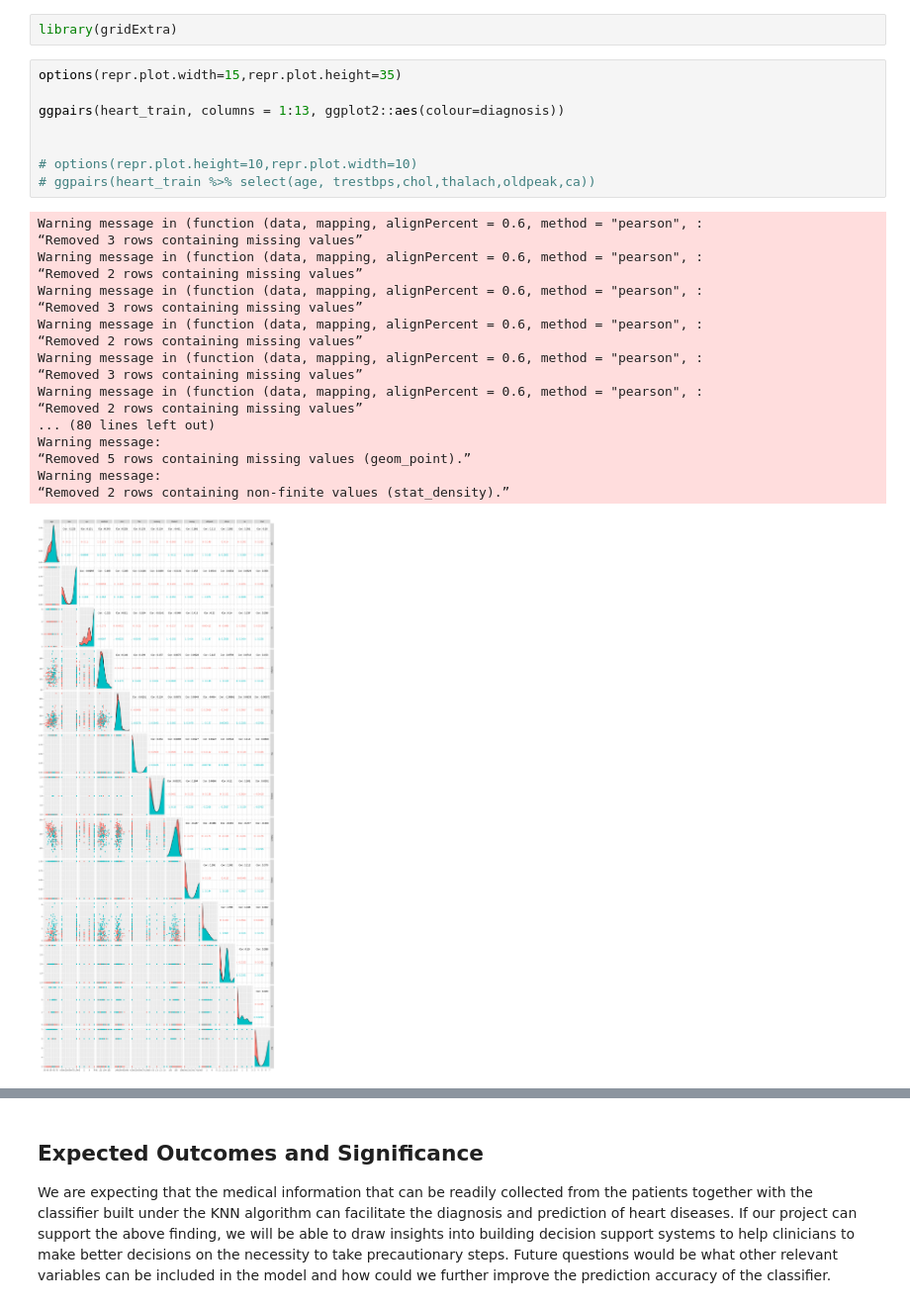
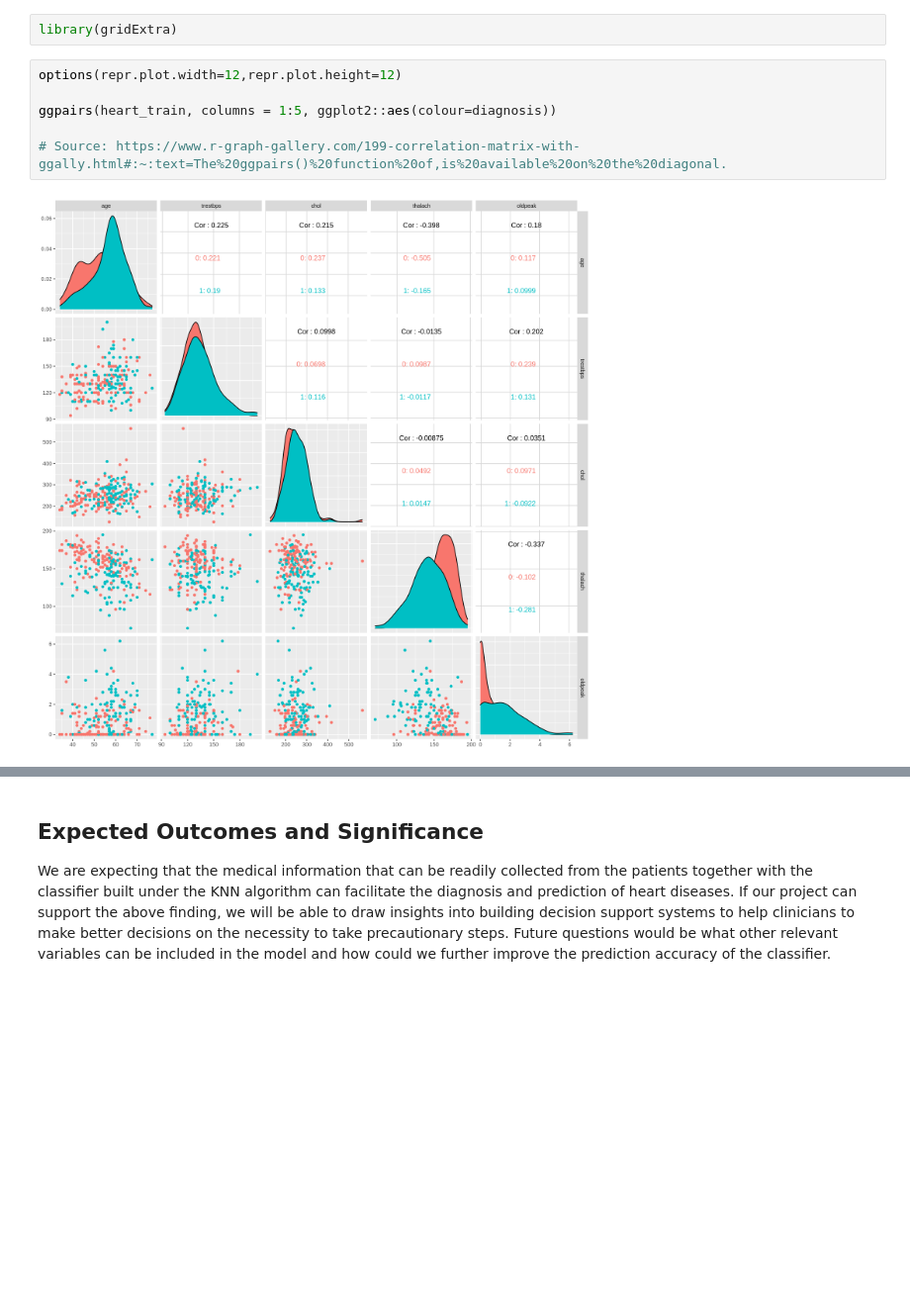
Before and after one commit to Wendiyyy/DSCI100-Project, a Jupyter notebook: Heart_disease.ipynb, the cells around one changed output, grey strips where cells are left out. Shown at 99% size. Saved outputs shown, nothing was run; the diff lists cells and outputs as text; blank space fills up the shorter version.

Commit message:
Added explanation for predictors selection

```diff
--- a/Heart_disease.ipynb
+++ b/Heart_disease.ipynb
@@ -216,33 +195,14 @@ A tibble: 8 × 14
     - compare the distributions of each of the predictor variables used in the analysis
 # %%
 library(gridExtra)
-# %%
-options(repr.plot.width=15,repr.plot.height=35)
-
-ggpairs(heart_train, columns = 1:13, ggplot2::aes(colour=diagnosis))
-
-
-# options(repr.plot.height=10,repr.plot.width=10)
-# ggpairs(heart_train %>% select(age, trestbps,chol,thalach,oldpeak,ca))
-# %% [output]
-Warning message in (function (data, mapping, alignPercent = 0.6, method = "pearson", :
-“Removed 3 rows containing missing values”
-Warning message in (function (data, mapping, alignPercent = 0.6, method = "pearson", :
-“Removed 2 rows containing missing values”
-Warning message in (function (data, mapping, alignPercent = 0.6, method = "pearson", :
-“Removed 3 rows containing missing values”
-Warning message in (function (data, mapping, alignPercent = 0.6, method = "pearson", :
-“Removed 2 rows containing missing values”
-Warning message in (function (data, mapping, alignPercent = 0.6, method = "pearson", :
-“Removed 3 rows containing missing values”
-Warning message in (function (data, mapping, alignPercent = 0.6, method = "pearson", :
-“Removed 2 rows containing missing values”
-... (80 lines left out)
-Warning message:
-“Removed 5 rows containing missing values (geom_point).”
-Warning message:
-“Removed 2 rows containing non-finite values (stat_density).”
-[figure, removed]
+# %%
+options(repr.plot.width=12,repr.plot.height=12)
+
+ggpairs(heart_train, columns = 1:5, ggplot2::aes(colour=diagnosis))
+
+# Source: https://www.r-graph-gallery.com/199-correlation-matrix-with-ggally.html#:~:text=The%20ggpairs()%20function%20of,is%20available%20on%20the%20diagonal.
+# %% [output]
+[figure, added]
 # %% [markdown]
 ## Methods
 ### 1. Explain how to conduct the data analysis
```
Also changed, not shown: parts of 3 cells of this notebook.
